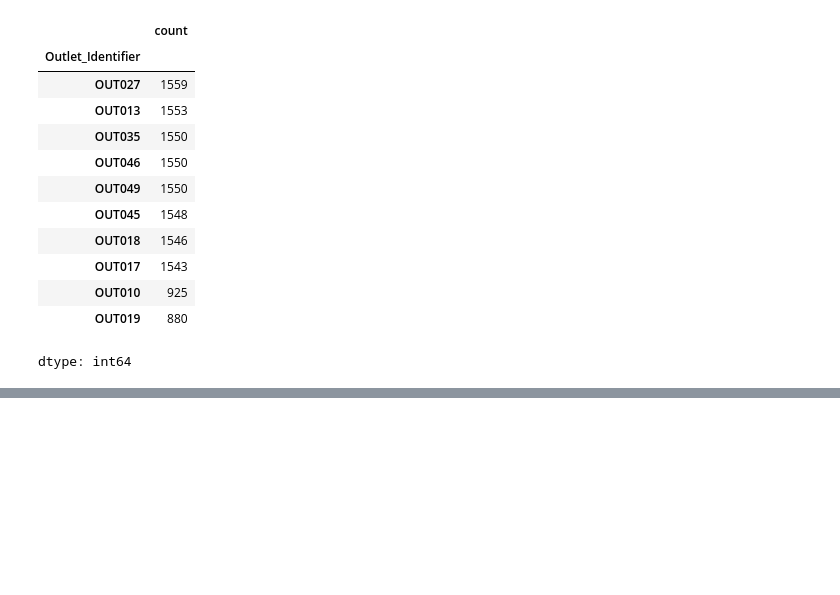
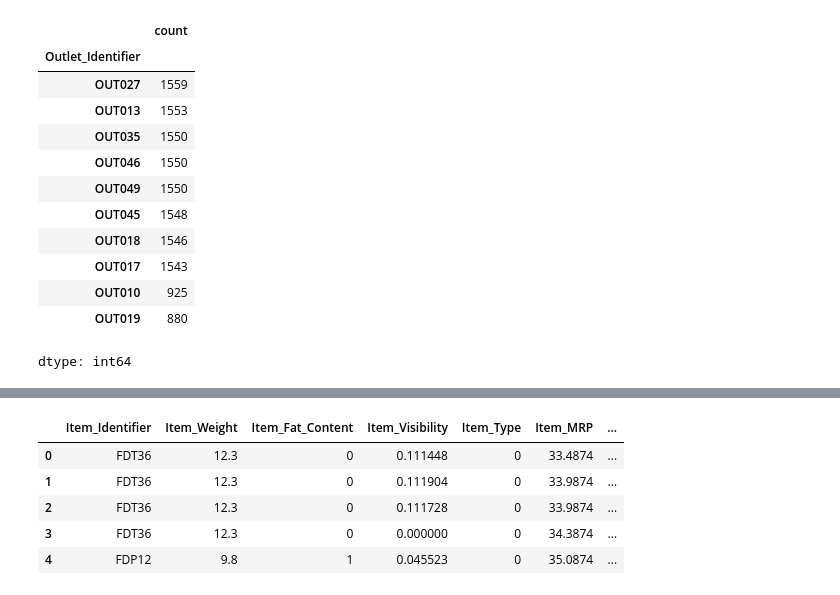
Before and after one commit to Mahesh2056/Big_Sales_Prediction, a Jupyter notebook: Big_Sales_Prediction.ipynb, the cells around one changed output, grey strips where cells are left out. Cells and saved outputs as stored; diff of their text form; code cells hidden in the pictures; blank space fills up the shorter version.

```diff
--- a/Big_Sales_Prediction.ipynb
+++ b/Big_Sales_Prediction.ipynb
@@ -212,3 +212,9 @@ df[['Outlet_Identifier']].value_counts()
 | OUT010 | 925 |
 | OUT019 | 880 |
 dtype: int64
+# %%
+df.replace({'Outlet_Identifier':{'OUT027':0,'OUT013':1,
+            'OUT049':2, 'OUT046':3, 'OUT035':4,
+            'OUT045':5, 'OUT018':6,
+            'OUT017':7, 'OUT010':8, 'OUT019': 9,
+            }},inplace=True)
@@ -214,0 +246,2 @@ dtype: int64
+# %%
+df.replace({'Outlet_Size': {'Small':0,'Medium':1,'High':2}},inplace=True)
@@ -214,0 +266,2 @@ dtype: int64
+# %%
+df.replace({'Outlet_Location_Type': {'Tier 1':0,'Tier 2': 1, 'Tier 3': 2}}, inplace=True)
@@ -214,0 +287,2 @@ dtype: int64
+# %%
+df.replace({'Outlet_Type': {'Grocery Store':0,'Supermarket Type1':1,'Supermarket Type2':2, 'Supermarket Type2':3}}, inplace=True)
@@ -214,0 +299,9 @@ dtype: int64
+# %%
+df.head()
+# %% [output]
+|  | Item_Identifier | Item_Weight | Item_Fat_Content | Item_Visibility | Item_Type | Item_MRP | ... |
+| 0 | FDT36 | 12.3 | 0 | 0.111448 | 0 | 33.4874 | ... |
+| 1 | FDT36 | 12.3 | 0 | 0.111904 | 0 | 33.9874 | ... |
+| 2 | FDT36 | 12.3 | 0 | 0.111728 | 0 | 33.9874 | ... |
+| 3 | FDT36 | 12.3 | 0 | 0.000000 | 0 | 34.3874 | ... |
+| 4 | FDP12 | 9.8 | 1 | 0.045523 | 0 | 35.0874 | ... |
```
Also changed, not shown: parts of 7 cells of this notebook.
